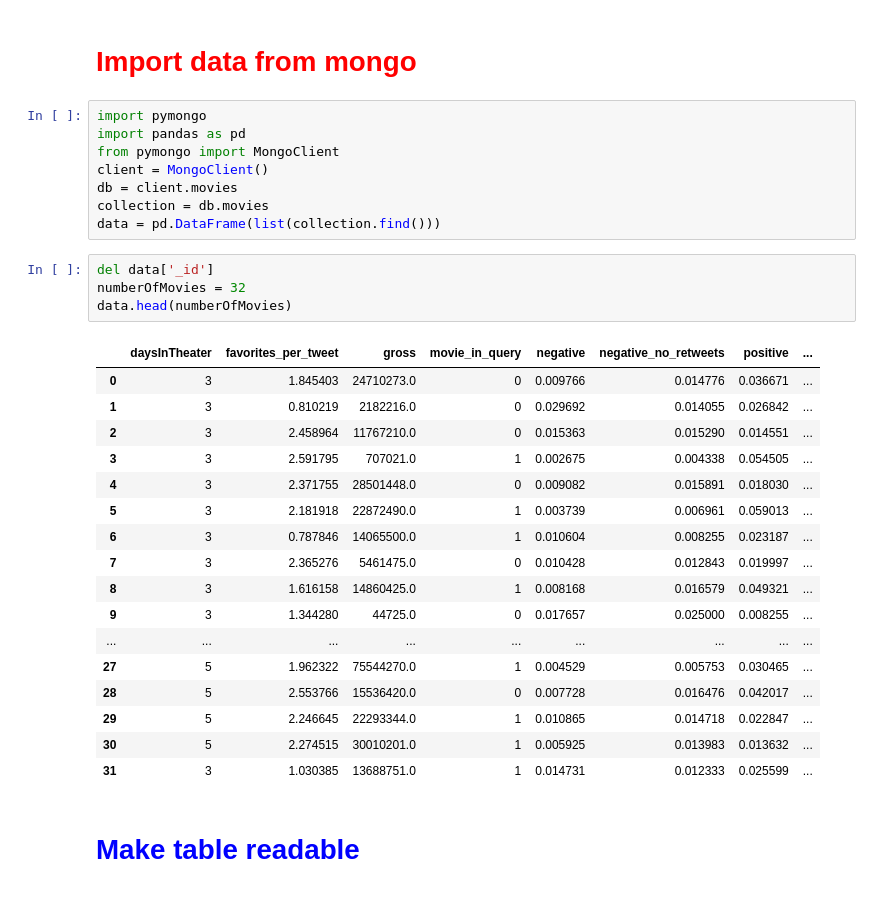
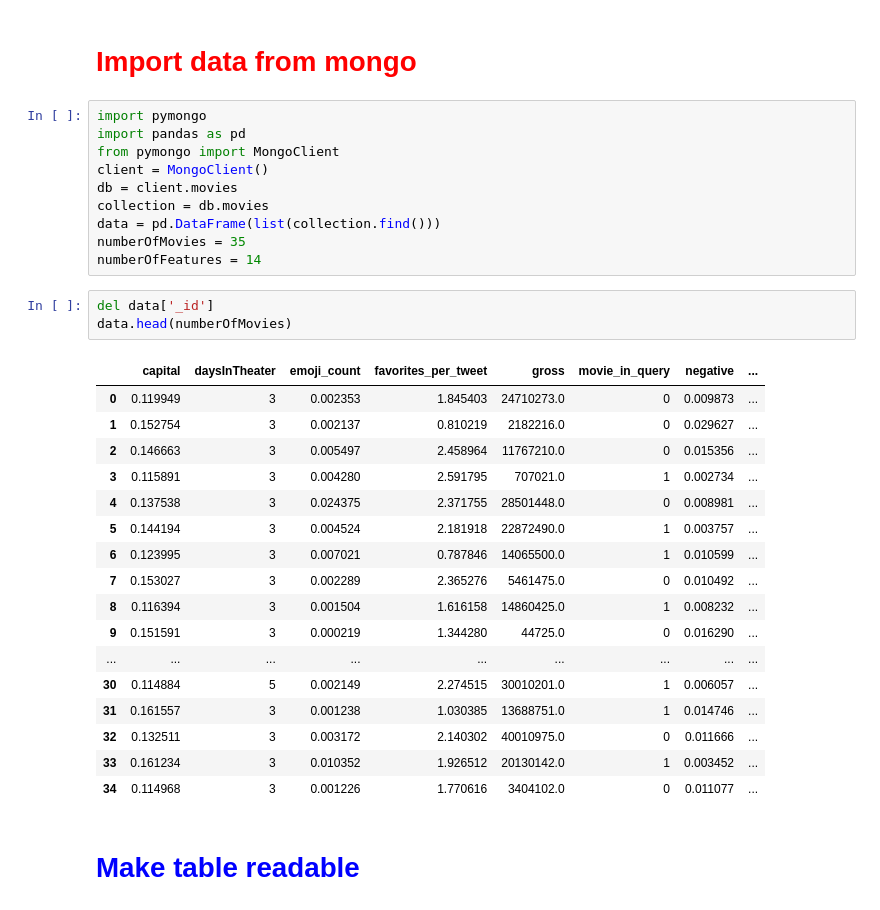
Before and after one commit to steveshim/TweetAcquisition-Thesis, a Jupyter notebook: TwitterExtractor.ipynb, the cells around one changed output. Drawn from its saved outputs; the diff is of its cells as text.

```diff
--- a/TwitterExtractor.ipynb
+++ b/TwitterExtractor.ipynb
@@ -8,28 +8,29 @@ client = MongoClient()
 db = client.movies
 collection = db.movies
 data = pd.DataFrame(list(collection.find()))
+numberOfMovies = 35
+numberOfFeatures = 14
 # %%
 del data['_id']
-numberOfMovies = 32
 data.head(numberOfMovies)
 # %% [output]
-|  | daysInTheater | favorites_per_tweet | gross | movie_in_query | negative | negative_no_retweets | positive | ... |
-| 0 | 3 | 1.845403 | 24710273.0 | 0 | 0.009766 | 0.014776 | 0.036671 | ... |
-| 1 | 3 | 0.810219 | 2182216.0 | 0 | 0.029692 | 0.014055 | 0.026842 | ... |
-| 2 | 3 | 2.458964 | 11767210.0 | 0 | 0.015363 | 0.015290 | 0.014551 | ... |
-| 3 | 3 | 2.591795 | 707021.0 | 1 | 0.002675 | 0.004338 | 0.054505 | ... |
-| 4 | 3 | 2.371755 | 28501448.0 | 0 | 0.009082 | 0.015891 | 0.018030 | ... |
-| 5 | 3 | 2.181918 | 22872490.0 | 1 | 0.003739 | 0.006961 | 0.059013 | ... |
-| 6 | 3 | 0.787846 | 14065500.0 | 1 | 0.010604 | 0.008255 | 0.023187 | ... |
-| 7 | 3 | 2.365276 | 5461475.0 | 0 | 0.010428 | 0.012843 | 0.019997 | ... |
-| 8 | 3 | 1.616158 | 14860425.0 | 1 | 0.008168 | 0.016579 | 0.049321 | ... |
-| 9 | 3 | 1.344280 | 44725.0 | 0 | 0.017657 | 0.025000 | 0.008255 | ... |
+|  | capital | daysInTheater | emoji_count | favorites_per_tweet | gross | movie_in_query | negative | ... |
+| 0 | 0.119949 | 3 | 0.002353 | 1.845403 | 24710273.0 | 0 | 0.009873 | ... |
+| 1 | 0.152754 | 3 | 0.002137 | 0.810219 | 2182216.0 | 0 | 0.029627 | ... |
+| 2 | 0.146663 | 3 | 0.005497 | 2.458964 | 11767210.0 | 0 | 0.015356 | ... |
+| 3 | 0.115891 | 3 | 0.004280 | 2.591795 | 707021.0 | 1 | 0.002734 | ... |
+| 4 | 0.137538 | 3 | 0.024375 | 2.371755 | 28501448.0 | 0 | 0.008981 | ... |
+| 5 | 0.144194 | 3 | 0.004524 | 2.181918 | 22872490.0 | 1 | 0.003757 | ... |
+| 6 | 0.123995 | 3 | 0.007021 | 0.787846 | 14065500.0 | 1 | 0.010599 | ... |
+| 7 | 0.153027 | 3 | 0.002289 | 2.365276 | 5461475.0 | 0 | 0.010492 | ... |
+| 8 | 0.116394 | 3 | 0.001504 | 1.616158 | 14860425.0 | 1 | 0.008232 | ... |
+| 9 | 0.151591 | 3 | 0.000219 | 1.344280 | 44725.0 | 0 | 0.016290 | ... |
 | ... | ... | ... | ... | ... | ... | ... | ... | ... |
-| 27 | 5 | 1.962322 | 75544270.0 | 1 | 0.004529 | 0.005753 | 0.030465 | ... |
-| 28 | 5 | 2.553766 | 15536420.0 | 0 | 0.007728 | 0.016476 | 0.042017 | ... |
-| 29 | 5 | 2.246645 | 22293344.0 | 1 | 0.010865 | 0.014718 | 0.022847 | ... |
-| 30 | 5 | 2.274515 | 30010201.0 | 1 | 0.005925 | 0.013983 | 0.013632 | ... |
-| 31 | 3 | 1.030385 | 13688751.0 | 1 | 0.014731 | 0.012333 | 0.025599 | ... |
+| 30 | 0.114884 | 5 | 0.002149 | 2.274515 | 30010201.0 | 1 | 0.006057 | ... |
+| 31 | 0.161557 | 3 | 0.001238 | 1.030385 | 13688751.0 | 1 | 0.014746 | ... |
+| 32 | 0.132511 | 3 | 0.003172 | 2.140302 | 40010975.0 | 0 | 0.011666 | ... |
+| 33 | 0.161234 | 3 | 0.010352 | 1.926512 | 20130142.0 | 1 | 0.003452 | ... |
+| 34 | 0.114968 | 3 | 0.001226 | 1.770616 | 3404102.0 | 0 | 0.011077 | ... |
 # %% [markdown]
 <h1 style="color:blue">Make table readable</h1>
 # %%
```
Also changed, not shown: parts of 27 cells of this notebook.
